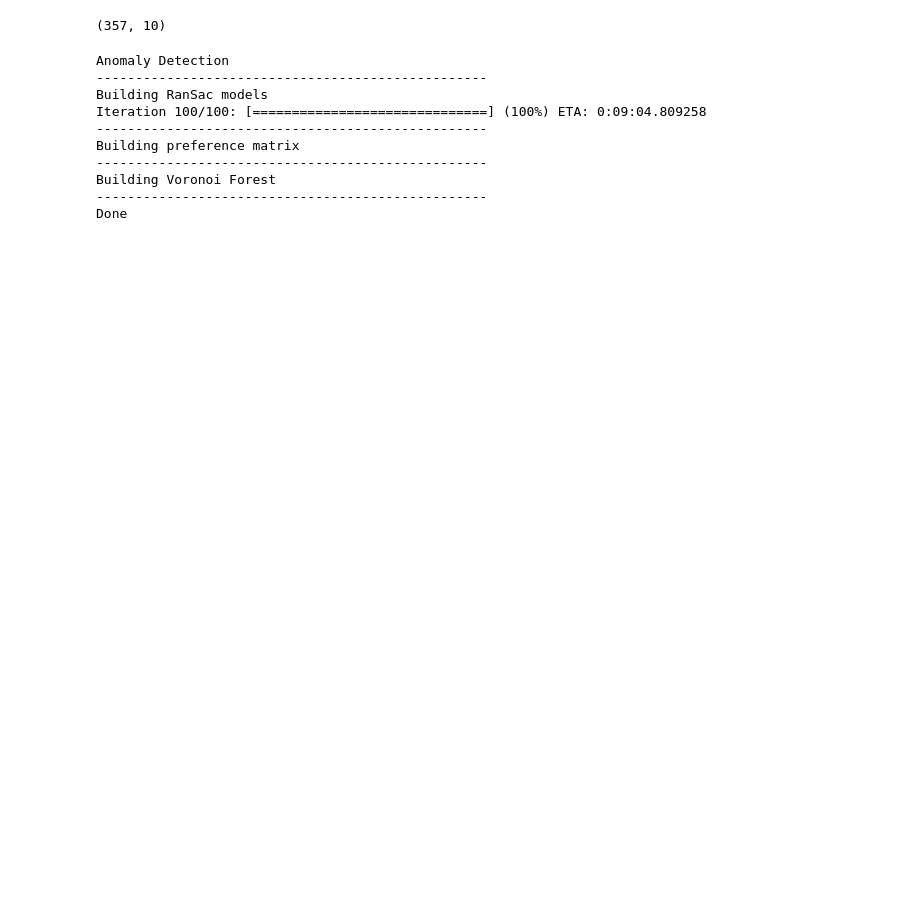
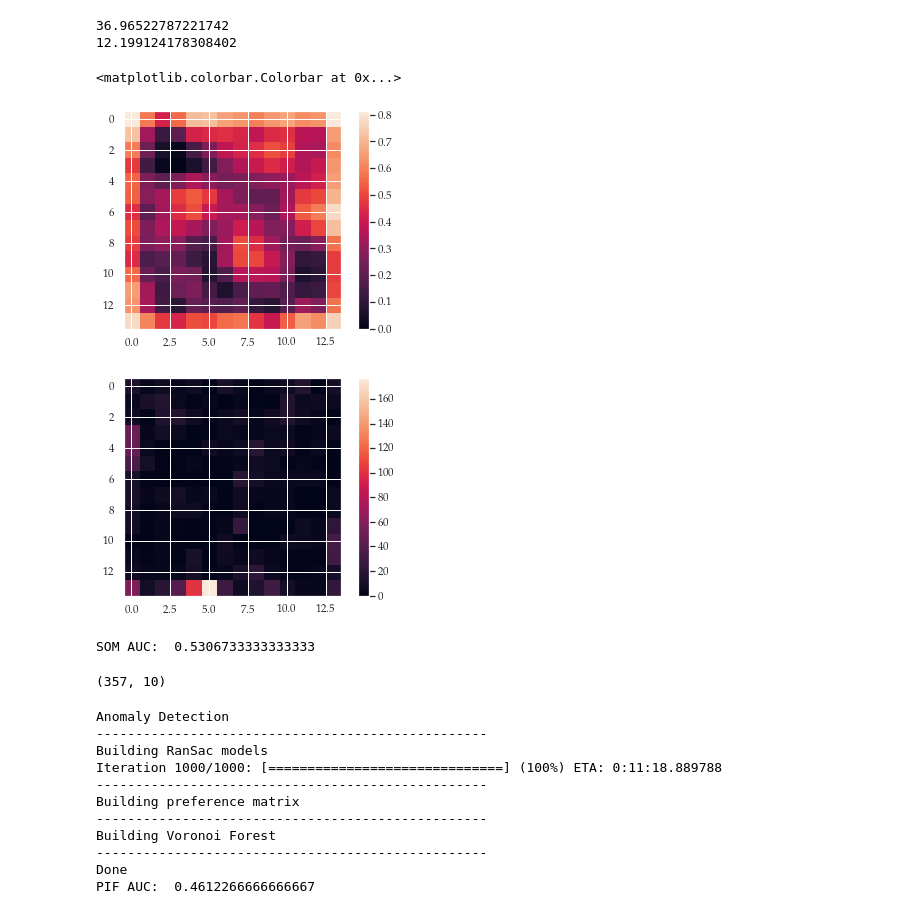
Before and after one commit to catonzio/Neural-PreferenceIsolation, a Jupyter notebook: src/notebooks/breastw_data.ipynb, the cells around one changed output. Cells and saved outputs as stored; diff of their text form; code cells hidden in the pictures; blank space fills up the shorter version.

```diff
--- a/src/notebooks/breastw_data.ipynb
+++ b/src/notebooks/breastw_data.ipynb
@@ -33,0 +38,19 @@ dataset.shape
+# %%
+som = SelfOrganizingMaps(data=dataset, n_rows=14, n_cols=14, n_dimensions=dataset.shape[1], init_type=PCA, sigma=5, lr=2)
+print(som.minisom.quantization_error(dataset))
+som.fit(data=dataset, epochs=500)
+print(som.minisom.quantization_error(dataset))
+# %% [output]
+36.96522787221742
+12.199124178308402
+# %%
+plt.imshow(1-som.minisom.distance_map())
+plt.colorbar()
+
+plt.figure()
+plt.imshow(som.minisom.activation_response(dataset))
+plt.colorbar()
+# %% [output]
+<matplotlib.colorbar.Colorbar at 0x...>
+[figure, added]
+[figure, added]
@@ -34,3 +59,8 @@ dataset.shape
+# %%
+som_auc, *_ = make_roc(gt, residuals, show=False, to_plot=False);
+print("SOM AUC: ", som_auc)
+# %% [output]
+SOM AUC:  0.5306733333333333
 # %%
 len(np.where(gt == 1)[0]), len(np.where(gt == 0)[0])
 # %% [output]
@@ -39,31 +69,39 @@ len(np.where(gt == 1)[0]), len(np.where(gt == 0)[0])
 params = {
     "root_path": "/home/catonz/Neural-PreferenceIsolation",
 
-    "mss": len(dataset),
-    "num_models": 100,
+    "mss": 50,
+    "num_models": 1000,
     "training_epochs": 200,
 
-    "models_to_use": ["ae"],
+    "AE_structure": {
+        "neurons": [32, 16, 8, 16, 32],
+        "activation": torch.relu
+    },
 
-    "AE_structure": {
-        "neurons": [30, 64, 16, 10, 16, 64, 30],
-        "activation": torch.tanh
-    },
+    "SOM_structure": {
+        "n_rows": 5,
+        "n_cols": 5,
+        "sigma": "default"
+    }
 }
 
 pif = PreferenceIsolationForest(data=dataset, model_name=AE)
-scores = pif.anomaly_detection(params=params)
+scores = pif.anomaly_detection(in_th=0.1, params=params)
+
+pif_auc, *_ = make_roc(gt, scores, show=False, to_plot=False);
+print("PIF AUC: ", pif_auc)
 # %% [output]
 Anomaly Detection
 --------------------------------------------------
 Building RanSac models
-Iteration 100/100: [==============================] (100%) ETA: 0:09:04.809258
+Iteration 1000/1000: [==============================] (100%) ETA: 0:11:18.889788
 --------------------------------------------------
 Building preference matrix
 --------------------------------------------------
 Building Voronoi Forest
 --------------------------------------------------
 Done
+PIF AUC:  0.4612266666666667
 # %%
 from sklearn.ensemble import IsolationForest as iFor
 
```
Also changed, not shown: parts of 20 cells of this notebook, 17 other files.
